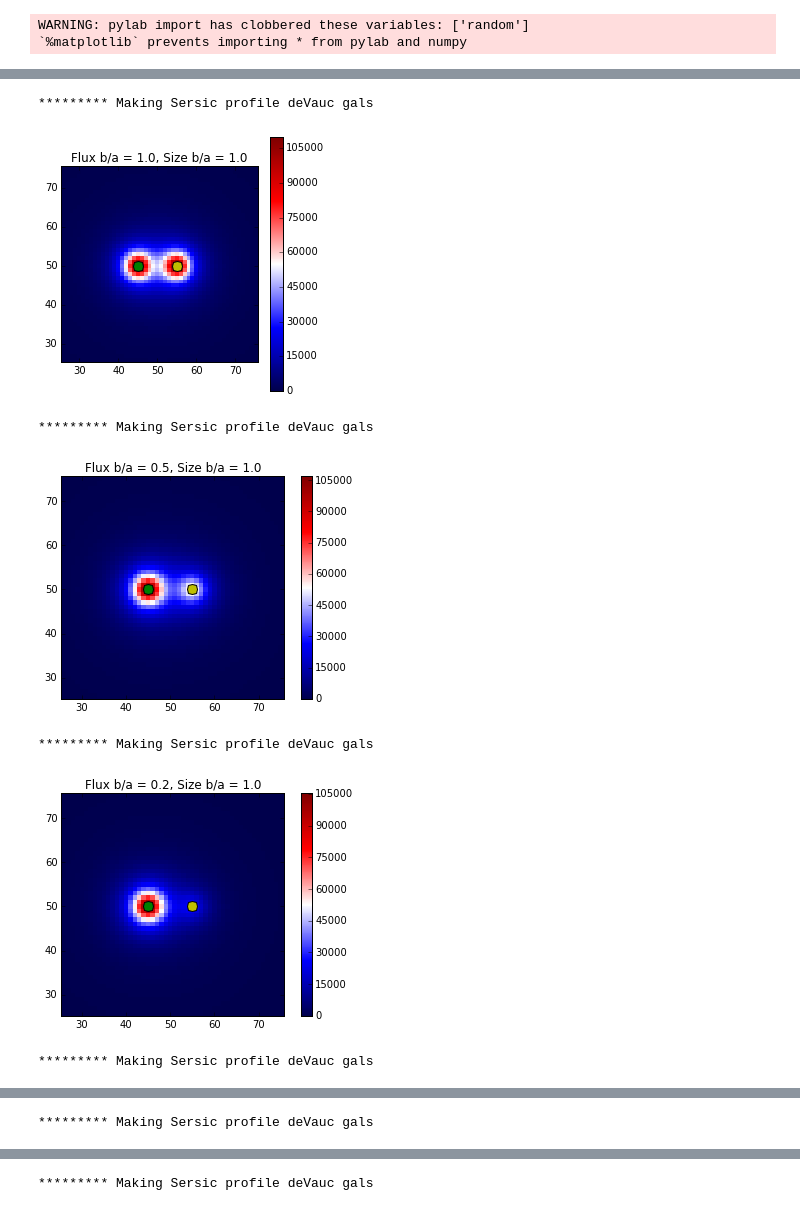
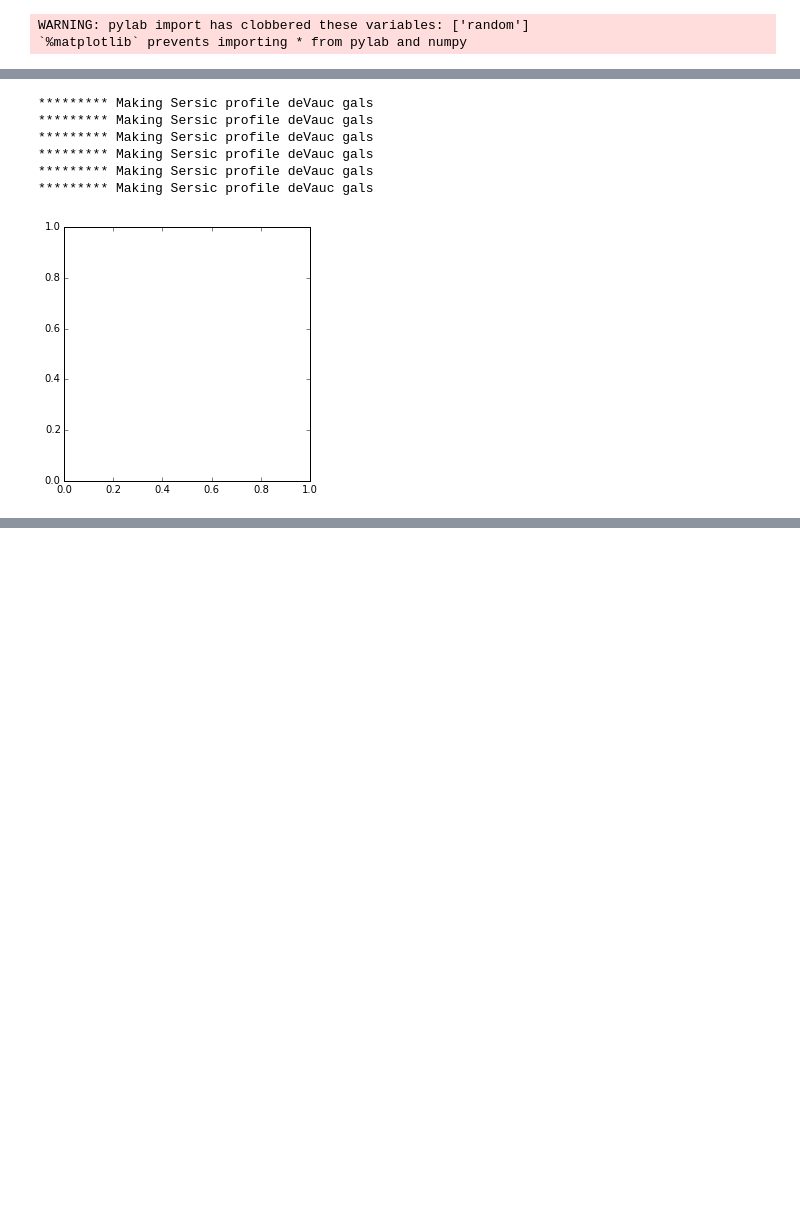
Before and after one commit to alvarezcl/galsim_work, a Jupyter notebook: mssgversion_code/mssg_sersicDeblendAndPlotResids.ipynb, the cells around one changed output, grey strips where cells are left out. Drawn from its saved outputs; the diff is of its cells as text; code cells hidden in the pictures; blank space fills up the shorter version.

Commit message:
Suppressed plots, for upload.

```diff
--- a/mssgversion_code/mssg_sersicDeblendAndPlotResids.ipynb
+++ b/mssgversion_code/mssg_sersicDeblendAndPlotResids.ipynb
@@ -356,31 +384,32 @@ print " \n\n\n ------------------------------------------------> Initzn Done"
 # %%
 
 
 ##################  Plot the orig figs ---- using makeplot  (i.e. with colorbars)
 
 fig = plt.figure(figsize = (15,10))
 localgaltype = 'Sd'
 
 #### Input vals
 e1ain = 0; e2ain = 0
 e1bin = 0; e2bin = 0
 
 for size_bTOa in [1.0, 1.5]:
   for flux_bTOa in [1.0, 0.5,0.2]:
     blend, unblends = create_blend(peak_a, peak_b, flux_bTOa =  flux_bTOa , size_bTOa = size_bTOa , e1a = e1ain,
                                galtype = localgaltype , e2a = e2ain, e1b = e1bin ,e2b = e2bin, imgsize= imsize,
-                               pixelscale = pixel_scale, mrkrsize = 10, psetval = 2)
+                               pixelscale = pixel_scale, mrkrsize = 10, psetval = 2, plotflag =  plotflag)
     pltcontent = blend.array
     ax = fig.add_subplot(231)
     pltname = "Flux b/a = "+str(flux_bTOa) + ", Size b/a = "+str(size_bTOa)
 #    center = (peak_a, peak_b)
 
-    makeplot(pltname, pltcontent,  centre=center, scaling = 'nondk')
+    if (plotflag > -1):
+        makeplot(pltname, pltcontent,  centre=center, scaling = 'nondk')
 # %% [output]
 ********* Making Sersic profile deVauc gals
+********* Making Sersic profile deVauc gals
+********* Making Sersic profile deVauc gals
+********* Making Sersic profile deVauc gals
+********* Making Sersic profile deVauc gals
+********* Making Sersic profile deVauc gals
-[figure, old version]
+[figure, new version]
-********* Making Sersic profile deVauc gals
-[figure, removed]
-********* Making Sersic profile deVauc gals
-[figure, removed]
-********* Making Sersic profile deVauc gals
@@ -388 +415,0 @@ for size_bTOa in [1.0, 1.5]:
-********* Making Sersic profile deVauc gals
@@ -390 +415,0 @@ for size_bTOa in [1.0, 1.5]:
-********* Making Sersic profile deVauc gals
```
Also changed, not shown: parts of 15 cells of this notebook.
